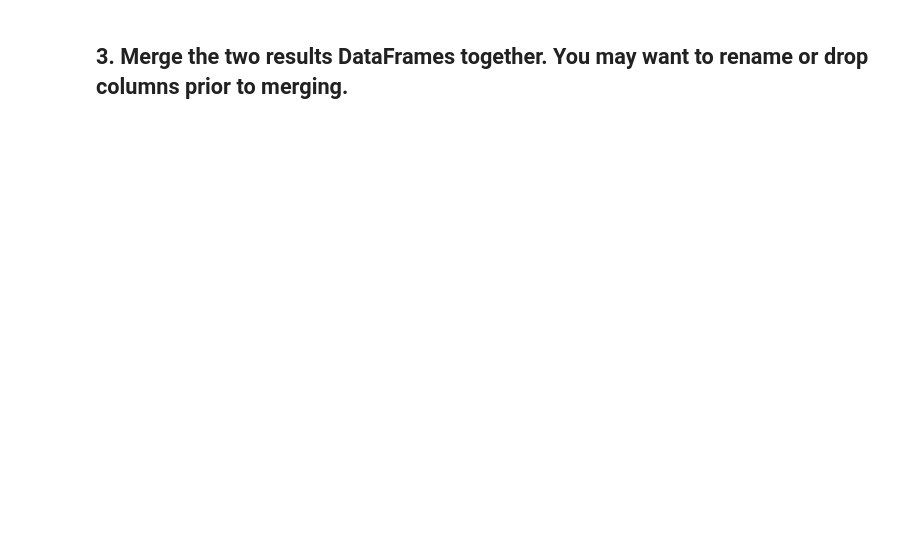
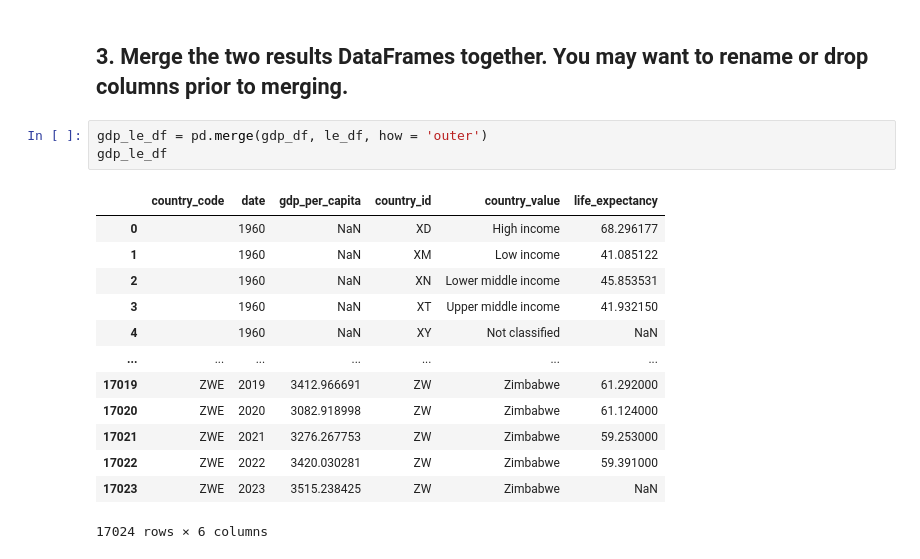
Before and after one commit to nss-data-science-cohort-8/api-exercise-catdgomez, a Jupyter notebook: notebooks/undata_api_exercise.ipynb, the cells around one changed output. Drawn from its saved outputs; the diff is of its cells as text; blank space fills up the shorter version.

```diff
--- a/notebooks/undata_api_exercise.ipynb
+++ b/notebooks/undata_api_exercise.ipynb
@@ -172,2 +258,19 @@ undata_api_le_df.tail(3)
 # %% [markdown]
 ## 3. Merge the two results DataFrames together. You may want to rename or drop columns prior to merging.
+# %%
+gdp_le_df = pd.merge(gdp_df, le_df, how = 'outer')
+gdp_le_df
+# %% [output]
+|  | country_code | date | gdp_per_capita | country_id | country_value | life_expectancy |
+| 0 |  | 1960 | NaN | XD | High income | 68.296177 |
+| 1 |  | 1960 | NaN | XM | Low income | 41.085122 |
+| 2 |  | 1960 | NaN | XN | Lower middle income | 45.853531 |
+| 3 |  | 1960 | NaN | XT | Upper middle income | 41.932150 |
+| 4 |  | 1960 | NaN | XY | Not classified | NaN |
+| ... | ... | ... | ... | ... | ... | ... |
+| 17019 | ZWE | 2019 | 3412.966691 | ZW | Zimbabwe | 61.292000 |
+| 17020 | ZWE | 2020 | 3082.918998 | ZW | Zimbabwe | 61.124000 |
+| 17021 | ZWE | 2021 | 3276.267753 | ZW | Zimbabwe | 59.253000 |
+| 17022 | ZWE | 2022 | 3420.030281 | ZW | Zimbabwe | 59.391000 |
+| 17023 | ZWE | 2023 | 3515.238425 | ZW | Zimbabwe | NaN |
+17024 rows × 6 columns
```
Also changed, not shown: parts of 14 cells of this notebook, 1 other file.
